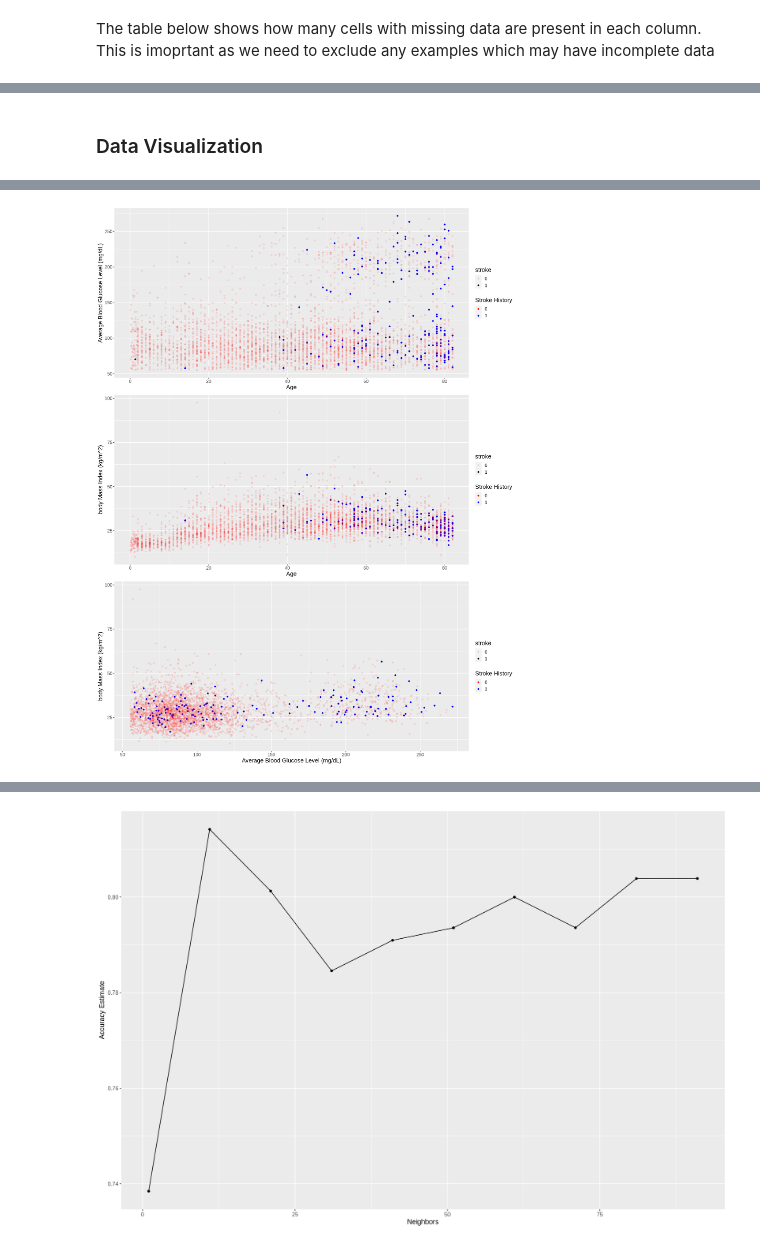
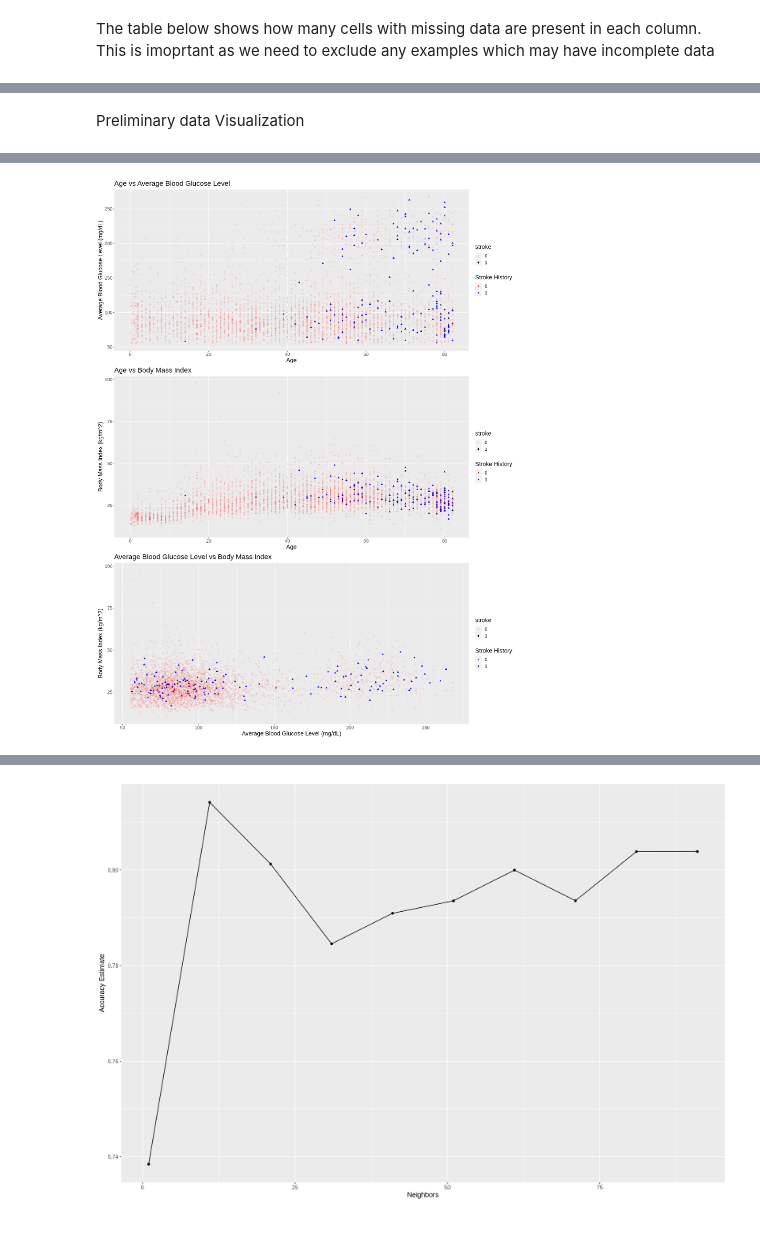
Before and after one commit to hd54/stroke, a Jupyter notebook: stroke.ipynb, the cells around one changed output, grey strips where cells are left out. Cells and saved outputs as stored; diff of their text form; code cells hidden in the pictures.

```diff
--- a/stroke.ipynb
+++ b/stroke.ipynb
@@ -149,31 +148,34 @@ A tibble: 1 × 6
 | <int> | <int> | <int> | <int> | <int> | ... |
 | 28 | 0 | 28 | 118 | 0 | ... |
 # %% [markdown]
-### Data Visualization
+Preliminary data Visualization
 # %%
 options(repr.plot.width = 20, repr.plot.height = 20)
 
-age_vs_glucose <- ggplot (stroke_train, aes(x=age, y=avg_glucose_level, color= stroke))+
-                geom_point(aes(alpha = stroke))+
+age_vs_glucose <- ggplot (stroke_train, aes(x=age, y=avg_glucose_level, color= stroke,shape= stroke))+
+                geom_point(aes(alpha = stroke,shape= stroke))+
                 scale_alpha_manual(values = c(0.1, 1))+
                 scale_color_manual(values = c("red", "blue"))+
-                labs(x="Age", y="Average Blood Glucose Level (mg/dL)", color = "Stroke History")+
+                labs(x="Age", y="Average Blood Glucose Level (mg/dL)", color = "Stroke History",shape = "Stroke History")+
+                ggtitle("Age vs Average Blood Glucose Level")+
                 theme(text = element_text(size = 15))
 options(repr.plot.width = 15, repr.plot.length = 20)
 
-age_vs_bmi <- ggplot (stroke_train, aes(x=age, y=bmi, color= stroke))+
-                geom_point(aes(alpha = stroke))+
+age_vs_bmi <- ggplot (stroke_train, aes(x=age, y=bmi, color= stroke,shape=stroke))+
+                geom_point(aes(alpha = stroke,shape=stroke))+
                 scale_alpha_manual(values = c(0.1, 1))+
                 scale_color_manual(values = c("red", "blue"))+
-                labs(x="Age", y="body Mass Index (kg/m^2)", color = "Stroke History")+
+                labs(x="Age", y="Body Mass Index (kg/m^2)", color = "Stroke History",shape = "Stroke History")+
+                ggtitle("Age vs Body Mass Index")+
                 theme(text = element_text(size = 15))
 options(repr.plot.width = 15, repr.plot.length = 20)
 
-avg_glucose_vs_bmi <- ggplot (stroke_train, aes(x=avg_glucose_level, y=bmi, color= stroke))+
-                geom_point(aes(alpha = stroke))+
+avg_glucose_vs_bmi <- ggplot (stroke_train, aes(x=avg_glucose_level, y=bmi, color= stroke,shape=stroke))+
+                geom_point(aes(alpha = stroke,shape=stroke))+
                 scale_alpha_manual(values = c(0.1, 1))+
                 scale_color_manual(values = c("red", "blue"))+
-                labs(x="Average Blood Glucose Level (mg/dL)", y="body Mass Index (kg/m^2)", color = "Stroke History")+
+                labs(x="Average Blood Glucose Level (mg/dL)", y="Body Mass Index (kg/m^2)", color = "Stroke History",shape = "Stroke History")+
+                ggtitle("Average Blood Glucose Level vs Body Mass Index")+
                 theme(text = element_text(size = 15))
 options(repr.plot.width = 15, repr.plot.length = 20)
 
@@ -186 +184 @@ Warning message:
-[figure, old version]
+[figure, new version]
```
Also changed, not shown: parts of 8 cells of this notebook.
